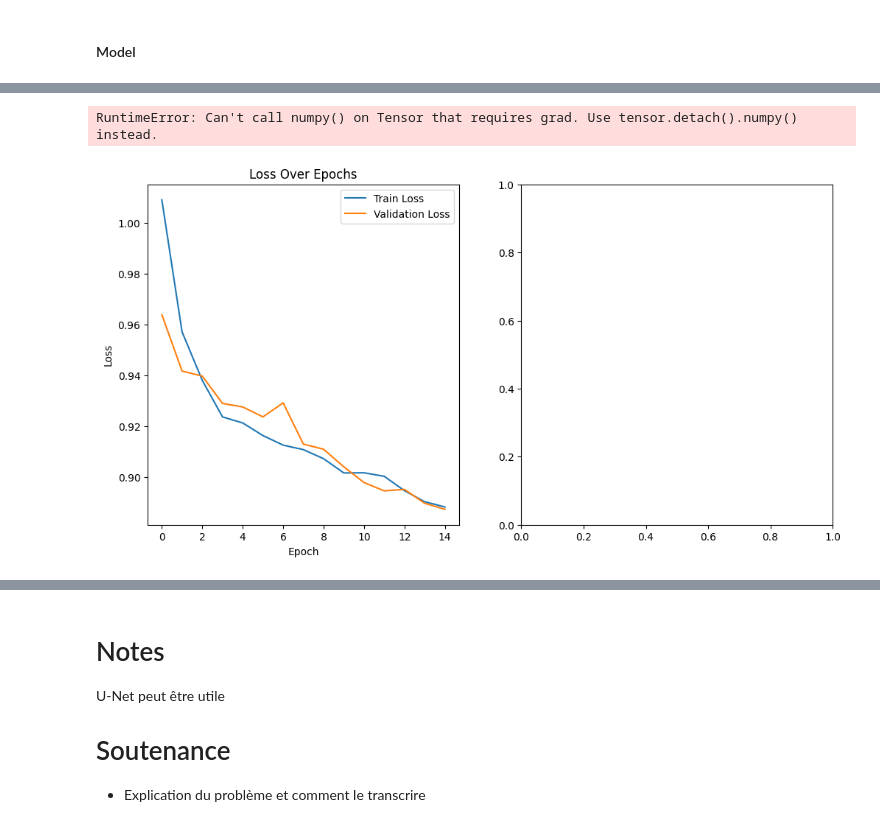
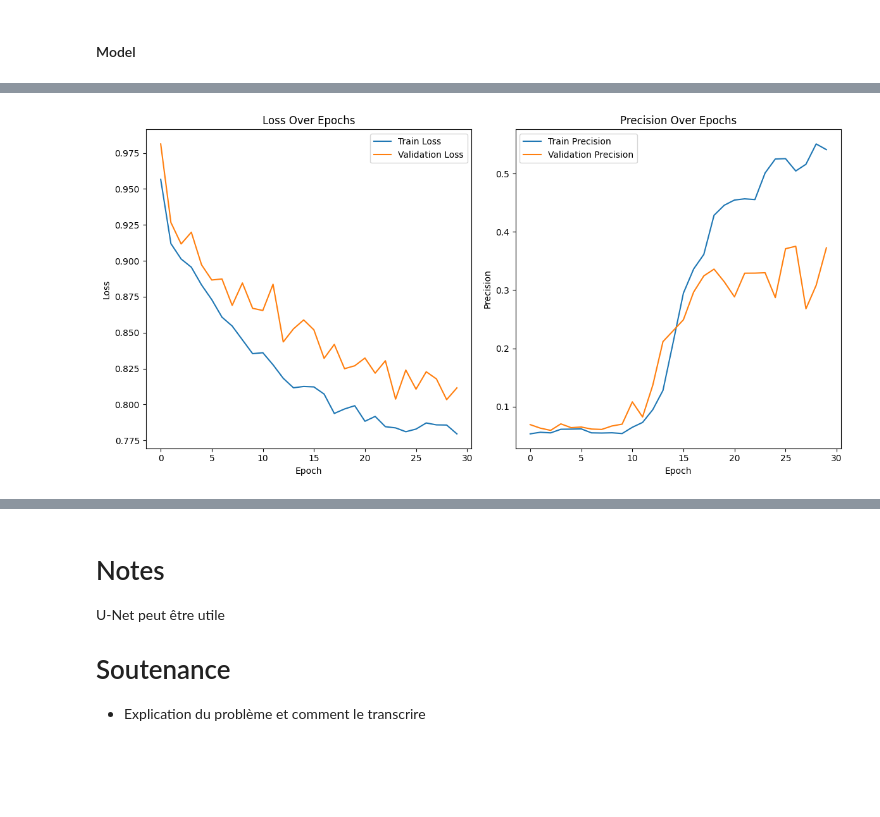
Before and after one commit to Etienne-bdt/Projet-App-Sup, a Jupyter notebook: Change_Detect_oph.ipynb, the cells around one changed output, grey strips where cells are left out. Cells and saved outputs as stored; diff of their text form; code cells hidden in the pictures; blank space fills up the shorter version.

```diff
--- a/Change_Detect_oph.ipynb
+++ b/Change_Detect_oph.ipynb
@@ -83,10 +94,10 @@ class ChangeDetectionDataset(Dataset):
 #### DataLoader class for our change detection dataset
 # %%
 #Simple DataLoader class for our change detection dataset
-batch_size = 16
+batch_size = 32
 
 weights = class_weights("data.csv")
-weights = torch.tensor(weights[1]/weights[0]).to(device)
+weights = torch.tensor(weights[0]/weights[1]).to(device)
 
 train_dataset= ChangeDetectionDataset(data_dir="data",csv_file="train.csv", batch_size=batch_size, transform=None)
 val_dataset = ChangeDetectionDataset(data_dir="data",csv_file="val.csv", batch_size=1, transform=None)
@@ -114,8 +125,8 @@ def show_batch(batch):
 # %% [markdown]
 #### Model
 # %%
-n_epoch = 15
-learning_rate = 0.0001
+n_epoch = 30
+learning_rate = 0.0005
 model = ChangeDetectUnet(in_chan=9).to(device)
 loss_fn = nn.BCEWithLogitsLoss(pos_weight=weights)
 optimizer = torch.optim.Adam(model.parameters(), lr=learning_rate)
@@ -124,16 +135,16 @@ train_precision, val_precision = [], []
 model = model.to(device)
 best_loss =1000
 
-
 for epoch in range(n_epoch):
     model.train()
-    loss_cumu = 0
-    prec = 0
+    loss_cumu, f1 = 0,0
+
     for img1, img2, cm in tqdm(train_loader, ascii=" >="):
         img1, img2, cm = img1.to(device), img2.to(device), cm.to(device)
 
         # Forward pass
         y_pred = model(img1, img2)
+        pred_binary = torch.ceil(torch.threshold(y_pred, 0.1, 0))
         loss = loss_fn(y_pred, cm)  # Supervision profonde
         loss_cumu += loss.item()
 
@@ -143,34 +154,33 @@ for epoch in range(n_epoch):
         optimizer.step()
 
         # Précision
-        pred_binary = torch.round(torch.sigmoid(y_pred))
-        prec += torch.sum(pred_binary * cm) / (torch.sum(cm) + 1)
+        ground_truth_flat = cm.flatten()
+        predictions_flat = pred_binary.flatten()
 
+        f1 += binary_f1_score(ground_truth_flat, predictions_flat)
     train_loss.append(loss_cumu / len(train_loader))
-    train_precision.append(prec / len(train_loader))
+    train_precision.append(f1/len(train_loader))
 
     # Validation
     model.eval()
-    loss_cumu = 0
-    prec = 0
+    loss_cumu, f1 = 0, 0
     with torch.no_grad():
         for img1, img2, cm in val_loader:
             img1, img2, cm = img1.to(device), img2.to(device), cm.to(device)
 
             y_pred = model(img1, img2)
+            pred_binary = torch.ceil(torch.threshold(y_pred, 0.1, 0))
             loss = loss_fn(y_pred, cm)
             loss_cumu += loss.item()
 
-            pred_binary = torch.round(torch.sigmoid(y_pred))
-            prec += torch.sum(pred_binary * cm) / (torch.sum(cm) + 1)
-
-
+            ground_truth_flat = cm.flatten()
+            predictions_flat = pred_binary.flatten()
+            f1 += binary_f1_score(ground_truth_flat, predictions_flat)
             if loss_cumu / len(val_loader) < best_loss:
                 best_loss = loss_cumu / len(val_loader)
                 torch.save(model.state_dict(), "best_model.pt")
+        val_loss.append(loss_cumu / len(val_loader))
+        val_precision.append(f1/len(val_loader))
 
-        val_loss.append(loss_cumu / len(val_loader))
-        val_precision.append(prec / len(val_loader))
-
-    print(f"Epoch {epoch+1} : Training, loss: {train_loss[-1]:.4f}, precision: {train_precision[-1]:.4f} | Validation, loss: {val_loss[-1]:.4f}, precision: {val_precision[-1]:.4f}")
+    print(f"Epoch {epoch+1} : Training, loss: {train_loss[-1]:.4f}, precision: {train_precision[-1]:.4f} | Validation, loss: {val_loss[-1]:.4f}, precision: {val_precision[-1]:.7f}")
 # %% [output]
@@ -179,33 +200,30 @@ Epoch 2 : Training, loss: 0.8741, precision: 0.9999 | Validation, loss: 0.8515,
 # %%
-train_precision.append(prec.item() / len(train_loader))
-val_precision.append(prec.item() / len(val_loader))
 
 # Affichage des courbes
 plt.figure(figsize=(12, 6))
 
 # Courbes de perte
 plt.subplot(1, 2, 1)
 plt.plot(train_loss, label='Train Loss')
 plt.plot(val_loss, label='Validation Loss')
 plt.title('Loss Over Epochs')
 plt.xlabel('Epoch')
 plt.ylabel('Loss')
 plt.legend()
 
 # Courbes de précision
 plt.subplot(1, 2, 2)
 plt.plot(train_precision, label='Train Precision')
 plt.plot(val_precision, label='Validation Precision')
 plt.title('Precision Over Epochs')
 plt.xlabel('Epoch')
 plt.ylabel('Precision')
 plt.legend()
 
 plt.tight_layout()
 plt.show()
 # %% [output]
-RuntimeError: Can't call numpy() on Tensor that requires grad. Use tensor.detach().numpy() instead.
-[figure, old version]
+[figure, new version]
 # %%
 model.cpu()
 model.eval()
```
Also changed, not shown: parts of 6 cells of this notebook, 3 other files.
